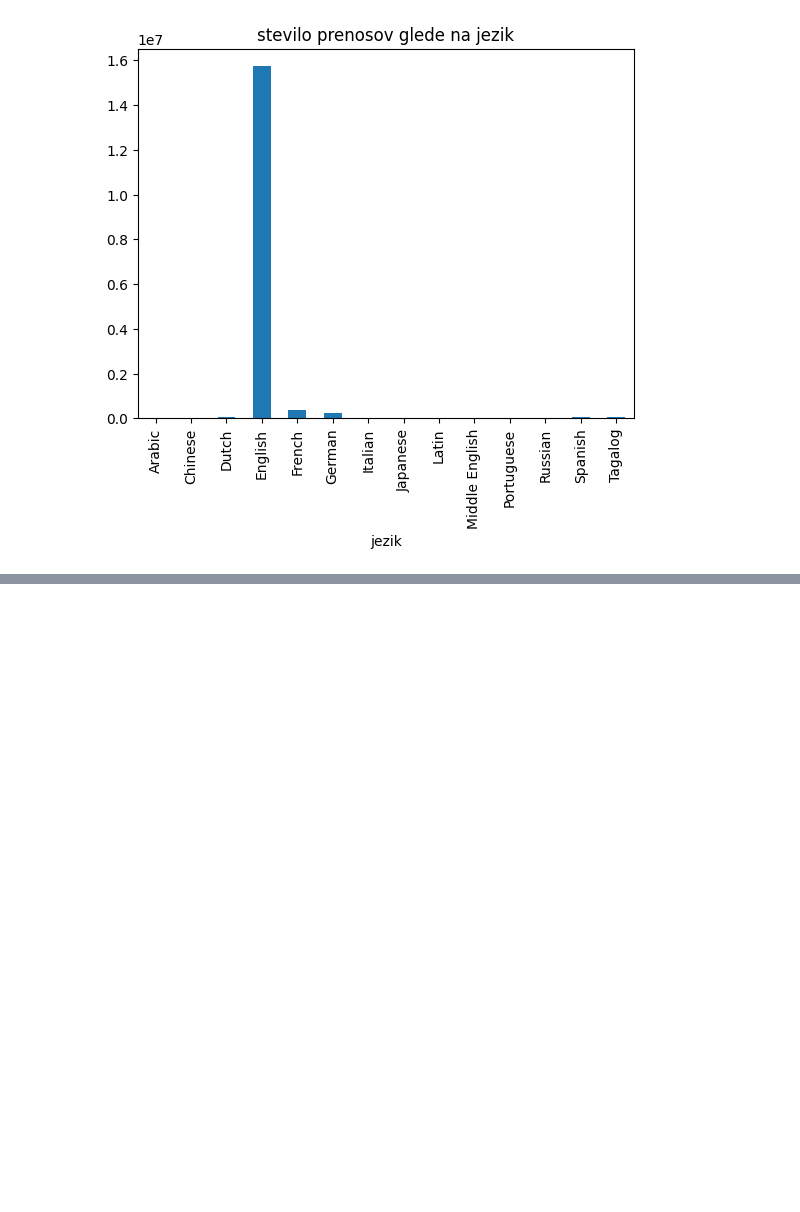
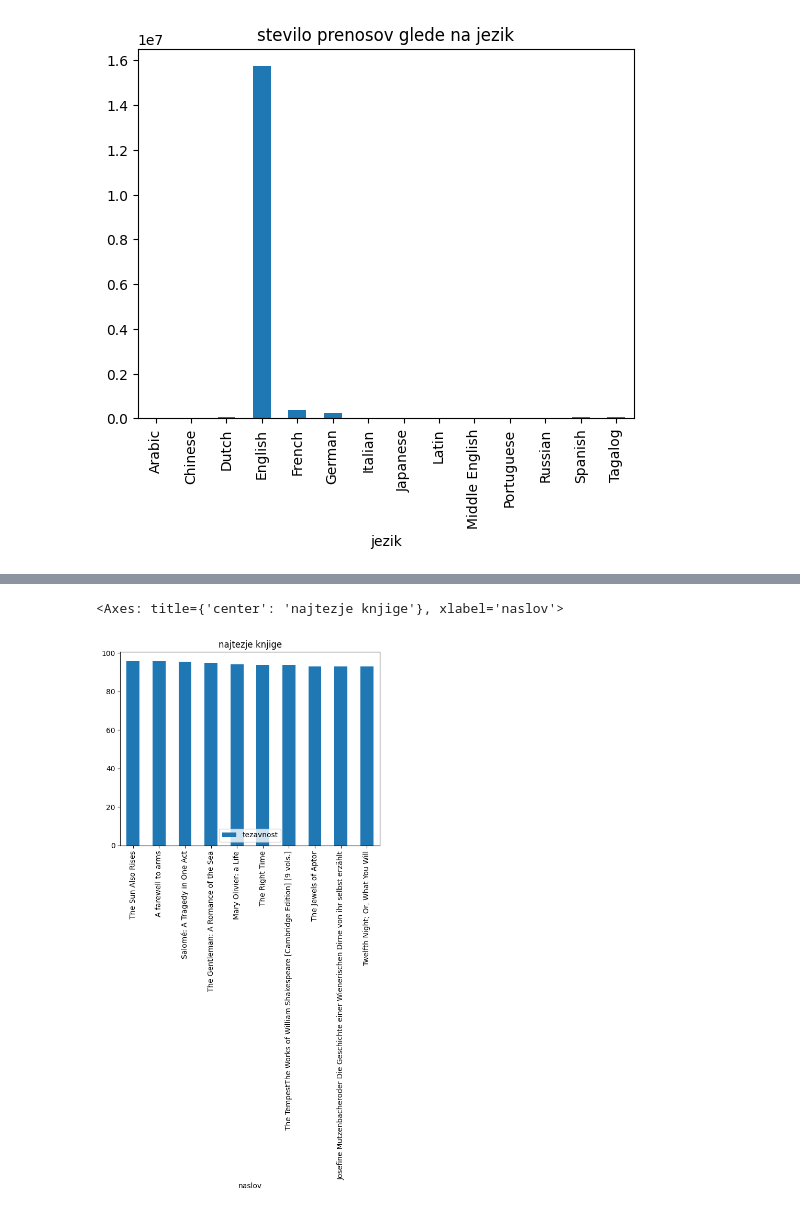
Before and after one commit to K-Larisa/seminarska-UVP, a Jupyter notebook: analiza_podatkov.ipynb, the cells around one changed output, grey strips where cells are left out. Drawn from its saved outputs; the diff is of its cells as text; code cells hidden in the pictures; blank space fills up the shorter version.

```diff
--- a/analiza_podatkov.ipynb
+++ b/analiza_podatkov.ipynb
@@ -271,0 +289,3 @@ prenosi_jezik.plot.bar(x="jezik", y="stevilo prenosov", title="stevilo prenosov
+# %%
+najtezje = knjige.sort_values("tezavnost", ascending=False).head(10)
+najtezje
@@ -271,0 +305,5 @@ prenosi_jezik.plot.bar(x="jezik", y="stevilo prenosov", title="stevilo prenosov
+# %%
+najtezje.plot.bar(x="naslov", y="tezavnost", title="najtezje knjige")
+# %% [output]
+<Axes: title={'center': 'najtezje knjige'}, xlabel='naslov'>
+[figure, added]
```
Also changed, not shown: parts of 12 cells of this notebook, 2 other files.
